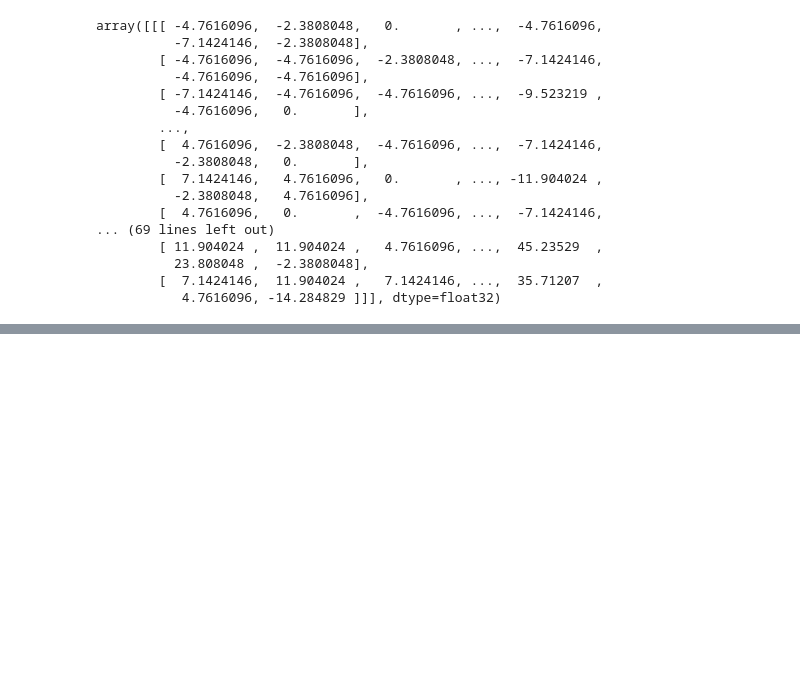
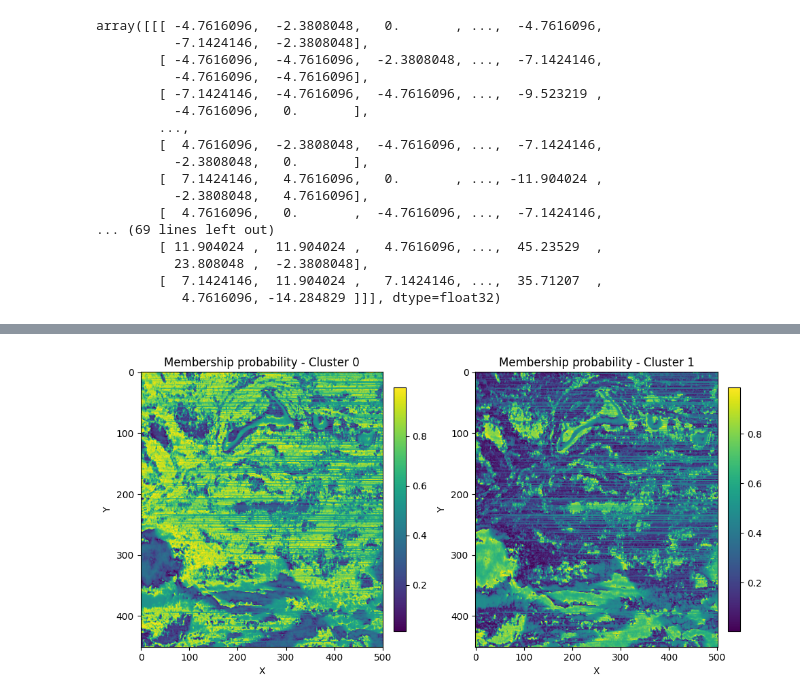
Before and after one commit to marekk13/lithofacies-classification, a Jupyter notebook: lithofacies_classification.ipynb, the cells around one changed output, grey strips where cells are left out. Cells and saved outputs as stored; diff of their text form; code cells hidden in the pictures; blank space fills up the shorter version.

```diff
--- a/lithofacies_classification.ipynb
+++ b/lithofacies_classification.ipynb
@@ -162,0 +286,34 @@ array([[[ -4.7616096,  -2.3808048,   0.       , ...,  -4.7616096,
+# %%
+cntr, u, _, _, _, _, _ = fuzz.cluster.cmeans(
+    X.T,  #transponujemy: (features, samples)
+    c=n_clusters,
+    m=2.0,
+    error=0.005,
+    maxiter=1000,
+    init=None,
+    seed=42
+)
+
+# U to macierz przynależności (shape: n_clusters x n_samples)
+# Etap przypisania każdego piksela do klastra o największej przynależności
+labels = np.argmax(u, axis=0)
+
+# Rekonstrukcja mapy etykiet do oryginalnego rozmiaru
+clustered_slice_fcm = labels.reshape(slice_2d.shape)
+# %%
+membership_maps = u.reshape((n_clusters, *slice_2d.shape))
+
+fig, axes = plt.subplots(1, n_clusters, figsize=(5 * n_clusters, 5))
+
+for i in range(n_clusters):
+    ax = axes[i]
+    im = ax.imshow(membership_maps[i], cmap="viridis", aspect="auto")
+    ax.set_title(f"Membership probability - Cluster {i}")
+    ax.set_xlabel("X")
+    ax.set_ylabel("Y")
+    plt.colorbar(im, ax=ax, fraction=0.046, pad=0.04)
+
+plt.tight_layout()
+plt.show()
+# %% [output]
+[figure, added]
```
Also changed, not shown: parts of 24 cells of this notebook.
